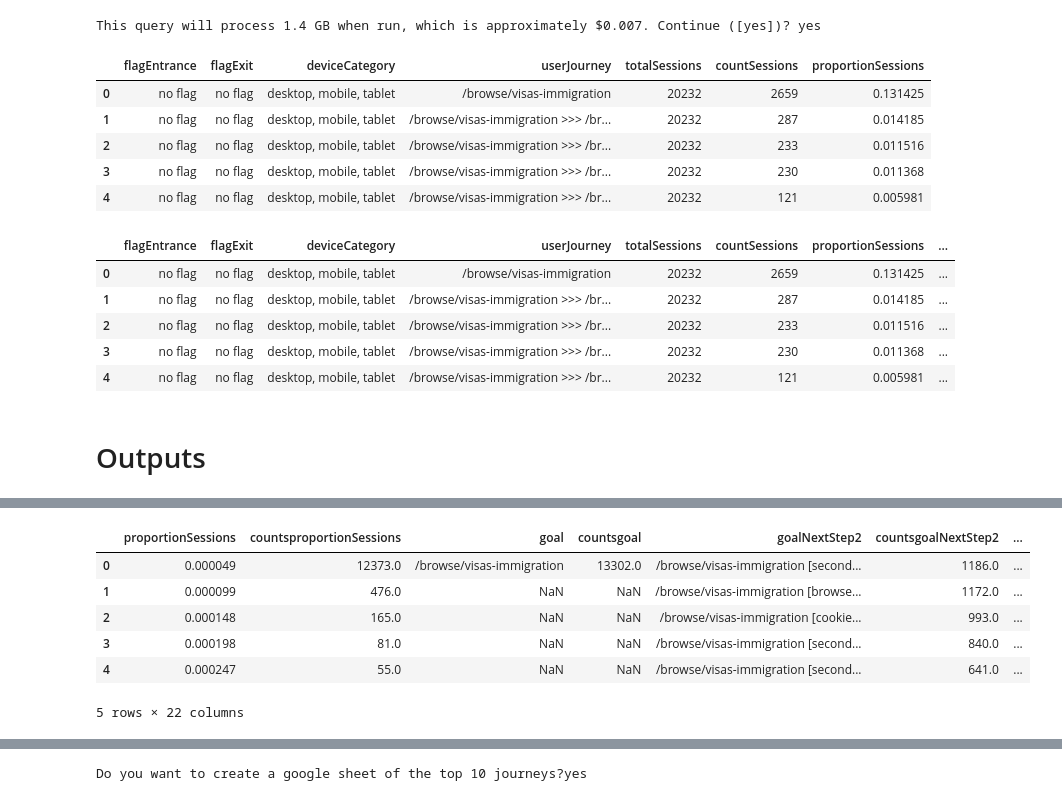
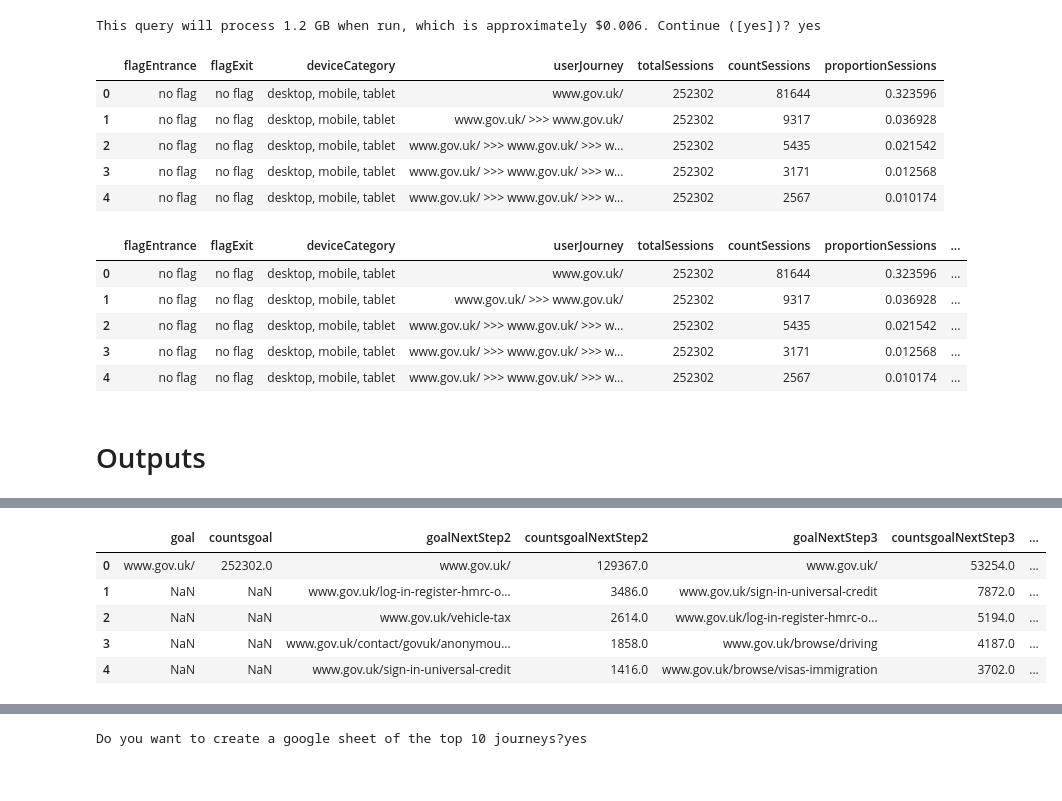
Before and after one commit to alphagov/govuk-user-journey-analysis-tools, a Jupyter notebook: notebooks/Forward-path-tool.ipynb, the cells around one changed output, grey strips where cells are left out. Cells and saved outputs as stored; diff of their text form; code cells hidden in the pictures.

```diff
--- a/notebooks/Forward-path-tool.ipynb
+++ b/notebooks/Forward-path-tool.ipynb
@@ -103,19 +103,19 @@ auth.authenticate_user()
 # %%
 # @markdown ## Set query parameters
 # @markdown Define the start and end dates
-START_DATE = "2022-06-21"  # @param {type:"date"}
-END_DATE = "2022-06-21"  # @param {type:"date"}
+START_DATE = "2022-09-01"  # @param {type:"date"}
+END_DATE = "2022-09-01"  # @param {type:"date"}
 
 # @markdown Set the desired page path
-# @markdown <br><i>NOTE: This must start with the domain e.g. www.gov.uk/coronavirus, signin.account.gov.uk/enter-password
-DESIRED_PAGE = "www.gov.uk"  # @param {type:"string"}
+# @markdown <br><i>NB: This must start with the domain e.g. `www.gov.uk/coronavirus`, `signin.account.gov.uk/enter-password`
+DESIRED_PAGE = "www.gov.uk/"  # @param {type:"string"}
 
 # @markdown Set the hit to the desired page in the session; select one option only
 FIRST_HIT = True  # @param {type:"boolean"}
 LAST_HIT = False  # @param {type:"boolean"}
 
 # @markdown Set the number of pages, including `DESIRED_PAGE` to include in the subsetted journeys
-NUMBER_OF_STAGES =   10# @param {type:"integer"}
+NUMBER_OF_STAGES =   6# @param {type:"integer"}
 
 # @markdown Set the page types; at least one must be checked
 PAGE_TYPE = True  # @param {type:"boolean"}
@@ -130,16 +130,16 @@ DEVICE_ALL = False  # @param {type:"boolean"}
 # @markdown ### Other options
 
 # @markdown Remove query strings all page paths
-QUERY_STRING = True  # @param {type:"boolean"}
+QUERY_STRING = False  # @param {type:"boolean"}
 
 # @markdown Add a ` [E]` suffix to EVENT page paths - easier to differentiate between PAGE and
 # @markdown EVENT types for the same page path
 FLAG_EVENTS = False  # @param {type:"boolean"}
 
 # @markdown Add event information suffix to EVENT page paths
-EVENT_CATEGORY = True  # @param {type:"boolean"}
-EVENT_ACTION = True  # @param {type:"boolean"}
-EVENT_LABEL = True  # @param {type:"boolean"}
+EVENT_CATEGORY = False  # @param {type:"boolean"}
+EVENT_ACTION = False  # @param {type:"boolean"}
+EVENT_LABEL = False  # @param {type:"boolean"}
 
 # @markdown Include entrance page flag
 ENTRANCE_PAGE = False  # @param {type:"boolean"}
@@ -151,7 +151,7 @@ EXIT_PAGE = False  # @param {type:"boolean"}
 REMOVE_DESIRED_PAGE_REFRESHES = True  # @param {type:"boolean"}
 
 # @markdown Truncate search pages to only show the search content type, and search keywords
-TRUNCATE_SEARCHES = False  # @param {type:"boolean"}
+TRUNCATE_SEARCHES = True  # @param {type:"boolean"}
 # %%
 # Convert the inputted start and end date into `YYYYMMDD` formats
 QUERY_START_DATE = datetime.strptime(START_DATE, "%Y-%m-%d").strftime("%Y%m%d")
@@ -401,17 +401,18 @@ df_raw = client.query(
 ).to_dataframe()
 df_raw.head()
 # %% [output]
-This query will process 1.4 GB when run, which is approximately $0.007. Continue ([yes])? yes
+This query will process 1.2 GB when run, which is approximately $0.006. Continue ([yes])? yes
 |  | flagEntrance | flagExit | deviceCategory | userJourney | totalSessions | countSessions | proportionSessions |
-| 0 | no flag | no flag | desktop, mobile, tablet | /browse/visas-immigration | 20232 | 2659 | 0.131425 |
-| 1 | no flag | no flag | desktop, mobile, tablet | /browse/visas-immigration >>> /br... | 20232 | 287 | 0.014185 |
-| 2 | no flag | no flag | desktop, mobile, tablet | /browse/visas-immigration >>> /br... | 20232 | 233 | 0.011516 |
-| 3 | no flag | no flag | desktop, mobile, tablet | /browse/visas-immigration >>> /br... | 20232 | 230 | 0.011368 |
-| 4 | no flag | no flag | desktop, mobile, tablet | /browse/visas-immigration >>> /br... | 20232 | 121 | 0.005981 |
+| 0 | no flag | no flag | desktop, mobile, tablet | www.gov.uk/ | 252302 | 81644 | 0.323596 |
+| 1 | no flag | no flag | desktop, mobile, tablet | www.gov.uk/ >>> www.gov.uk/ | 252302 | 9317 | 0.036928 |
+| 2 | no flag | no flag | desktop, mobile, tablet | www.gov.uk/ >>> www.gov.uk/ >>> w... | 252302 | 5435 | 0.021542 |
+| 3 | no flag | no flag | desktop, mobile, tablet | www.gov.uk/ >>> www.gov.uk/ >>> w... | 252302 | 3171 | 0.012568 |
+| 4 | no flag | no flag | desktop, mobile, tablet | www.gov.uk/ >>> www.gov.uk/ >>> w... | 252302 | 2567 | 0.010174 |
 # %%
 df_stages = df_raw.set_index(
     ["flagEntrance", "flagExit", "deviceCategory", "userJourney"], drop=False
 )["userJourney"].str.split(" >>> ", expand=True)
+
 df_stages.columns = ["goal", *[f"goalNextStep{c+1}" for c in df_stages.columns[1:]]]
 
 df = df_raw.merge(
@@ -421,14 +422,15 @@ df = df_raw.merge(
     right_index=True,
     validate="1:1",
 )
+
 df.head()
 # %% [output]
 |  | flagEntrance | flagExit | deviceCategory | userJourney | totalSessions | countSessions | proportionSessions | ... |
-| 0 | no flag | no flag | desktop, mobile, tablet | /browse/visas-immigration | 20232 | 2659 | 0.131425 | ... |
-| 1 | no flag | no flag | desktop, mobile, tablet | /browse/visas-immigration >>> /br... | 20232 | 287 | 0.014185 | ... |
-| 2 | no flag | no flag | desktop, mobile, tablet | /browse/visas-immigration >>> /br... | 20232 | 233 | 0.011516 | ... |
-| 3 | no flag | no flag | desktop, mobile, tablet | /browse/visas-immigration >>> /br... | 20232 | 230 | 0.011368 | ... |
-| 4 | no flag | no flag | desktop, mobile, tablet | /browse/visas-immigration >>> /br... | 20232 | 121 | 0.005981 | ... |
+| 0 | no flag | no flag | desktop, mobile, tablet | www.gov.uk/ | 252302 | 81644 | 0.323596 | ... |
+| 1 | no flag | no flag | desktop, mobile, tablet | www.gov.uk/ >>> www.gov.uk/ | 252302 | 9317 | 0.036928 | ... |
+| 2 | no flag | no flag | desktop, mobile, tablet | www.gov.uk/ >>> www.gov.uk/ >>> w... | 252302 | 5435 | 0.021542 | ... |
+| 3 | no flag | no flag | desktop, mobile, tablet | www.gov.uk/ >>> www.gov.uk/ >>> w... | 252302 | 3171 | 0.012568 | ... |
+| 4 | no flag | no flag | desktop, mobile, tablet | www.gov.uk/ >>> www.gov.uk/ >>> w... | 252302 | 2567 | 0.010174 | ... |
 # %% [markdown]
 # Outputs
 # %%
@@ -439,28 +441,27 @@ files.download(OUTPUT_FILE)
 [interactive output not drawn]
 [interactive output not drawn]
 # %%
-# Amalgamate the next steps to provide a summary of the most popular pages (regardless of order of steps)
+# Amalgamate the previous steps to provide a summary of the most popular pages (regardless of order of steps)
 all_data = []
-for c in df.columns[6:]:
-    df_amal = (
-        df.groupby([c])
-        .size()
+for c in df.columns[7:]:
+    df_amal = (df
+        .groupby([c])['countSessions']
+        .sum()
         .reset_index(name=f"counts{c}")
         .sort_values([f"counts{c}"], ascending=False)
     )
     all_data.append(df_amal)
 
 df2 = pd.concat(all_data, axis=0, ignore_index=True)
 df2 = df2.apply(lambda x: pd.Series(x.dropna().values))
 df2.head()
 # %% [output]
-|  | proportionSessions | countsproportionSessions | goal | countsgoal | goalNextStep2 | countsgoalNextStep2 | ... |
-| 0 | 0.000049 | 12373.0 | /browse/visas-immigration | 13302.0 | /browse/visas-immigration [second... | 1186.0 | ... |
-| 1 | 0.000099 | 476.0 | NaN | NaN | /browse/visas-immigration [browse... | 1172.0 | ... |
-| 2 | 0.000148 | 165.0 | NaN | NaN | /browse/visas-immigration [cookie... | 993.0 | ... |
-| 3 | 0.000198 | 81.0 | NaN | NaN | /browse/visas-immigration [second... | 840.0 | ... |
-| 4 | 0.000247 | 55.0 | NaN | NaN | /browse/visas-immigration [second... | 641.0 | ... |
+|  | goal | countsgoal | goalNextStep2 | countsgoalNextStep2 | goalNextStep3 | countsgoalNextStep3 | ... |
+| 0 | www.gov.uk/ | 252302.0 | www.gov.uk/ | 129367.0 | www.gov.uk/ | 53254.0 | ... |
+| 1 | NaN | NaN | www.gov.uk/log-in-register-hmrc-o... | 3486.0 | www.gov.uk/sign-in-universal-credit | 7872.0 | ... |
+| 2 | NaN | NaN | www.gov.uk/vehicle-tax | 2614.0 | www.gov.uk/log-in-register-hmrc-o... | 5194.0 | ... |
+| 3 | NaN | NaN | www.gov.uk/contact/govuk/anonymou... | 1858.0 | www.gov.uk/browse/driving | 4187.0 | ... |
+| 4 | NaN | NaN | www.gov.uk/sign-in-universal-credit | 1416.0 | www.gov.uk/browse/visas-immigration | 3702.0 | ... |
-5 rows × 22 columns
 # %%
 # Save amalgamation of next steps to CSV file
 filename = "next_steps_amalgamated.csv"
```
Also changed, not shown: parts of 9 cells of this notebook, 1 other file.
